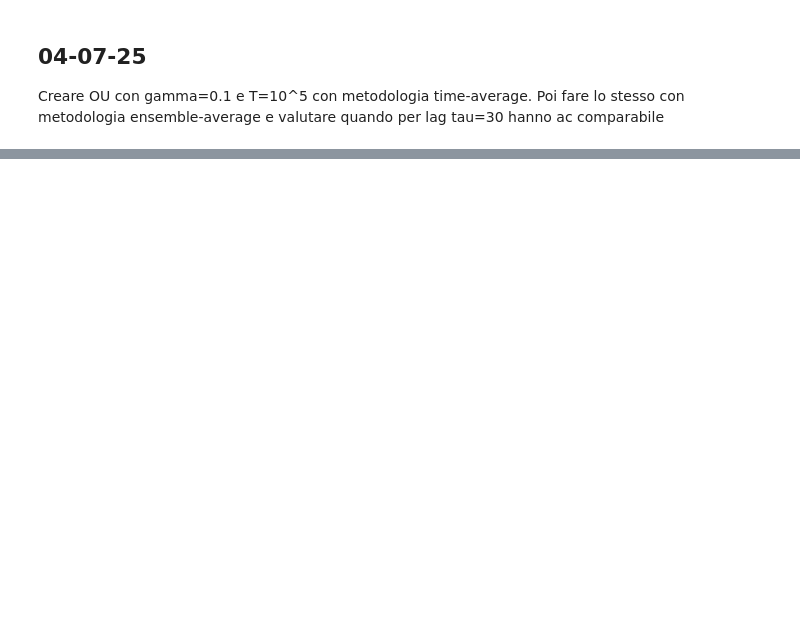
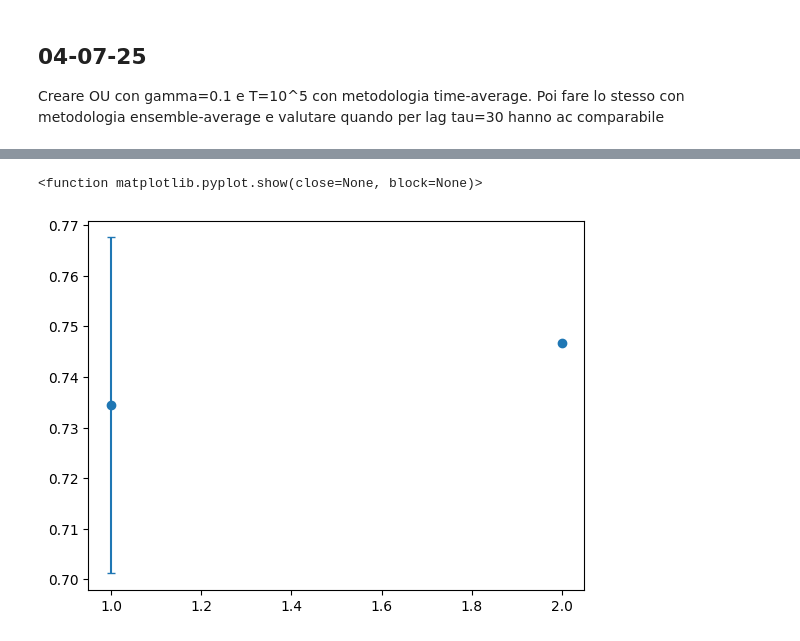
Before and after one commit to gfrise/Esame_Complessit-, a Jupyter notebook: Esame_2025.ipynb, the cells around one changed output, grey strips where cells are left out. Saved outputs shown, nothing was run; the diff lists cells and outputs as text; code cells hidden in the pictures; blank space fills up the shorter version.

```diff
--- a/Esame_2025.ipynb
+++ b/Esame_2025.ipynb
@@ -91,0 +4,78 @@ plt.show
+# %%
+import numpy as np, matplotlib.pyplot as plt
+def ac_time_average(x, tau):
+    T = len(x)
+    mean = np.mean(x)
+    var = np.var(x)
+
+    prod = (x[:T-tau]-mean)*(x[tau:]-mean)
+    ac = np.mean(prod)/var
+
+    return ac
+T_tot = 10**3
+dt = 0.1
+T = int(T_tot/dt)
+tau = 30
+
+# Time-Average
+x = np.zeros(T)
+x[0] = 0.1
+
+mu = 0.0
+sigma = 1.0 # Intensità rumore
+gamma = 0.1
+
+for t in range(1,T):
+    noise = np.random.normal(0, np.sqrt(2*dt))
+    x[t] = x[t-1] - gamma*dt*(x[t-1]-mu) + sigma*noise
+
+ac_time = ac_time_average(x, tau)
+
+print(f"L'autocorrelazione time-average è: {ac_time:.6}")
+def create_ensemble(N):
+    # Ensemble-Average
+    X = np.zeros((N,T))
+    X[:,0] = 0.1
+
+    mu = 0.0
+    sigma = 1.0
+    gamma = 0.1
+
+    for i in range(N):
+        for t in range(1,T):
+            noise = np.random.normal(0, np.sqrt(2*dt))
+            X[i,t] = X[i,t-1] - gamma*dt*(X[i,t-1]-mu) + sigma*noise
+
+    return X
+def ac_ensemble_average(X,tau):
+    N, T = X.shape
+
+    means = np.mean(X, axis=1, keepdims=True)
+    varsx = np.var(X, axis=1, keepdims=True)
+    Xc = X - means
+
+    numeratori = np.sum(Xc[:, :T-tau]*Xc[:, tau:], axis=1)
+    denominatori = (T-tau)*varsx.flatten()
+    ac_tau = numeratori/denominatori
+
+    return np.mean(ac_tau), np.std(ac_tau)
+N = 1
+
+while True:
+    X = create_ensemble(N)
+    ac_ens, d_ac_ens = ac_ensemble_average(X,tau)
+
+    if np.abs(ac_ens-ac_time) < d_ac_ens:
+        break
+
+    if N>100:
+        break
+
+    N = N+1
+
+print(N)
+print(f"L'autocorrelazione ensemble-average è: {ac_ens:.6} pm {d_ac_ens:.6}")
+plt.errorbar(1, ac_ens, d_ac_ens, fmt='o', capsize = 3)
+plt.scatter(2, ac_time)
+plt.show
+# %% [output]
@@ -91,0 +85,2 @@ plt.show
+<function matplotlib.pyplot.show(close=None, block=None)>
+[figure, added]
```
Also changed, not shown: parts of 8 cells of this notebook, 9 other files.
